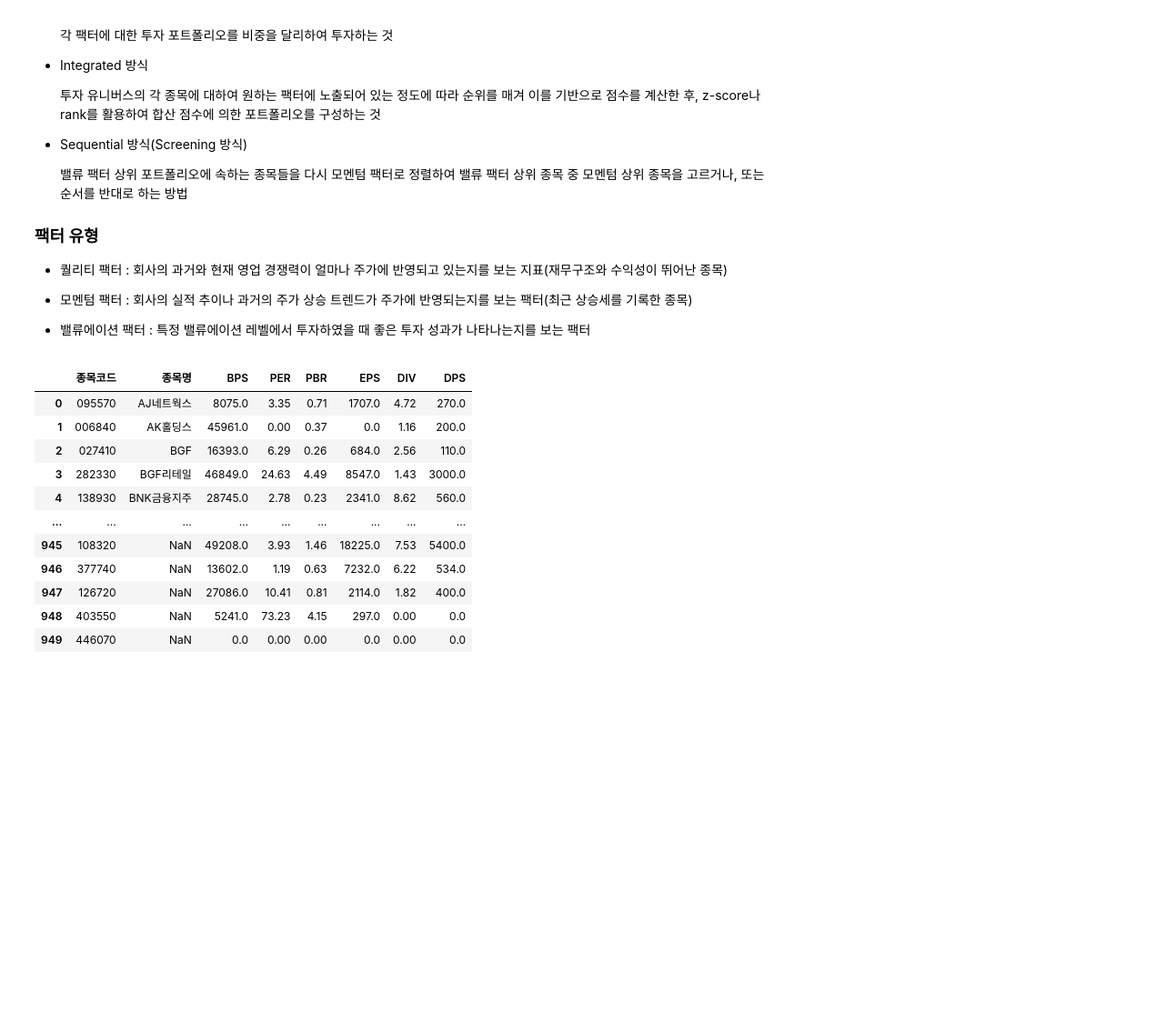
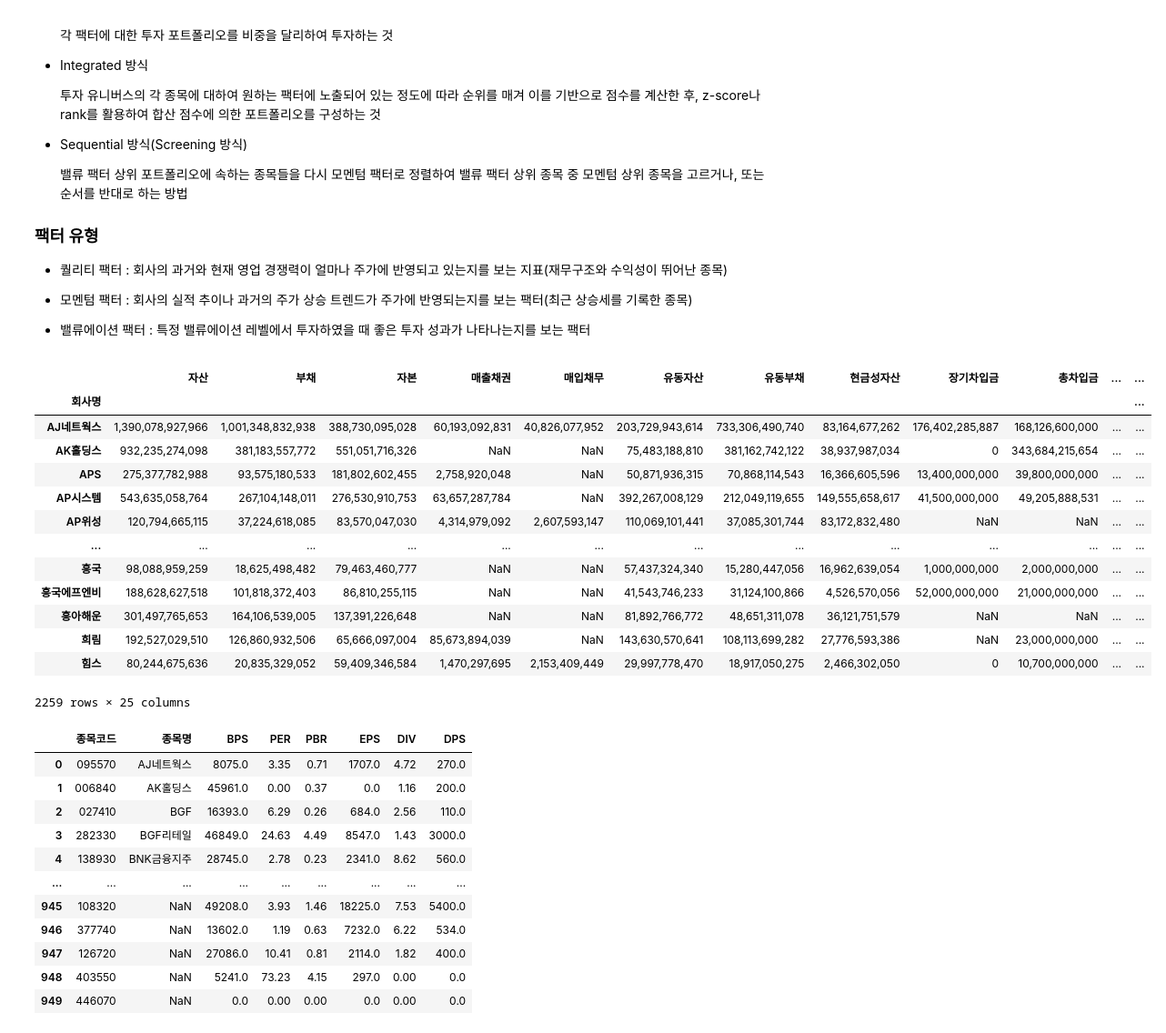
Before and after one commit to ksydata/HanaDTUniv_ToyObject, a Jupyter notebook: MultiFactorScreening.ipynb, the cells around one changed output. Shown at 91% size. Saved outputs shown, nothing was run; the diff lists cells and outputs as text; code cells hidden in the pictures; blank space fills up the shorter version.

```diff
--- a/MultiFactorScreening.ipynb
+++ b/MultiFactorScreening.ipynb
@@ -269,14 +271,24 @@ class MultiFactorPortfolio():
   def __init__(self,
                path_2022_1Q: str, path_2022_2Q: str, path_2022_3Q: str, path_2022_4Q: str,
                path_2023_1Q: str, KOSPI_TICKER = None, KOSDAQ_TICKER = None):
-    self.FS_2022_1Q = pd.read_csv(path_2022_1Q, index_col = False)
-    self.FS_2022_2Q = pd.read_csv(path_2022_2Q, index_col = False)
-    self.FS_2022_3Q = pd.read_csv(path_2022_3Q, index_col = False)
-    self.FS_2022_4Q = pd.read_csv(path_2022_4Q, index_col = False)
-    self.FS_2023_1Q = pd.read_csv(path_2023_1Q, index_col = False)
+    self.FS_2022_1Q = pd.read_csv(path_2022_1Q, index_col = 0)
+    self.FS_2022_2Q = pd.read_csv(path_2022_2Q, index_col = 0)
+    self.FS_2022_3Q = pd.read_csv(path_2022_3Q, index_col = 0)
+    self.FS_2022_4Q = pd.read_csv(path_2022_4Q, index_col = 0)
+    self.FS_2023_1Q = pd.read_csv(path_2023_1Q, index_col = 0)
 
     self.KOSPI_TICKER = KOSPI_TICKER
     self.KOSDAQ_TICKER = KOSDAQ_TICKER
+
+
+  def loadFinancialSheet(self):
+    for data in [self.FS_2022_1Q, self.FS_2022_2Q, self.FS_2022_3Q, self.FS_2022_4Q, self.FS_2023_1Q]:
+      data.columns = [
+          "자산", "부채", "자본", "매출채권", "매입채무", "유동자산", "유동부채", "현금성자산", "장기차입금", "총차입금",
+          "매출액", "매출원가", "매출총이익", "판매비와관리비", "영업이익(손실)", "법인세비용차감전순이익(손실)", "당기순이익(손실)", "주당손익(EPS)",
+          "영업활동현금흐름", "감가상각비", "이자수익", "이자비용", "법인세비용(수익)", "투자활동현금흐름", "재무활동현금흐름"]
+    return self.FS_2022_1Q, self.FS_2022_2Q, self.FS_2022_3Q, self.FS_2022_4Q, self.FS_2023_1Q
+
 
 
   def getStockCode(self, date, market):
@@ -340,6 +352,25 @@ Indicator = MultiFactorPortfolio(
     path_2022_4Q = "/content/drive/MyDrive/FindAlpha_RiskyAsset1/data/FinancialSheetData/FS_2022_4Q.csv",
     path_2023_1Q = "/content/drive/MyDrive/FindAlpha_RiskyAsset1/data/FinancialSheetData/FS_2023_1Q.csv"
 )
+# %%
+FS_2022_1Q, FS_2022_2Q, FS_2022_3Q, FS_2022_4Q, FS_2023_1Q = Indicator.loadFinancialSheet()
+# %%
+FS_2023_1Q
+# %% [output]
+|  | 자산 | 부채 | 자본 | 매출채권 | 매입채무 | 유동자산 | 유동부채 | 현금성자산 | 장기차입금 | 총차입금 | ... | ... |
+| 회사명 |  |  |  |  |  |  |  |  |  |  |  | ... |
+| AJ네트웍스 | 1,390,078,927,966 | 1,001,348,832,938 | 388,730,095,028 | 60,193,092,831 | 40,826,077,952 | 203,729,943,614 | 733,306,490,740 | 83,164,677,262 | 176,402,285,887 | 168,126,600,000 | ... | ... |
+| AK홀딩스 | 932,235,274,098 | 381,183,557,772 | 551,051,716,326 | NaN | NaN | 75,483,188,810 | 381,162,742,122 | 38,937,987,034 | 0 | 343,684,215,654 | ... | ... |
+| APS | 275,377,782,988 | 93,575,180,533 | 181,802,602,455 | 2,758,920,048 | NaN | 50,871,936,315 | 70,868,114,543 | 16,366,605,596 | 13,400,000,000 | 39,800,000,000 | ... | ... |
+| AP시스템 | 543,635,058,764 | 267,104,148,011 | 276,530,910,753 | 63,657,287,784 | NaN | 392,267,008,129 | 212,049,119,655 | 149,555,658,617 | 41,500,000,000 | 49,205,888,531 | ... | ... |
+| AP위성 | 120,794,665,115 | 37,224,618,085 | 83,570,047,030 | 4,314,979,092 | 2,607,593,147 | 110,069,101,441 | 37,085,301,744 | 83,172,832,480 | NaN | NaN | ... | ... |
+| ... | ... | ... | ... | ... | ... | ... | ... | ... | ... | ... | ... | ... |
+| 흥국 | 98,088,959,259 | 18,625,498,482 | 79,463,460,777 | NaN | NaN | 57,437,324,340 | 15,280,447,056 | 16,962,639,054 | 1,000,000,000 | 2,000,000,000 | ... | ... |
+| 흥국에프엔비 | 188,628,627,518 | 101,818,372,403 | 86,810,255,115 | NaN | NaN | 41,543,746,233 | 31,124,100,866 | 4,526,570,056 | 52,000,000,000 | 21,000,000,000 | ... | ... |
+| 흥아해운 | 301,497,765,653 | 164,106,539,005 | 137,391,226,648 | NaN | NaN | 81,892,766,772 | 48,651,311,078 | 36,121,751,579 | NaN | NaN | ... | ... |
+| 희림 | 192,527,029,510 | 126,860,932,506 | 65,666,097,004 | 85,673,894,039 | NaN | 143,630,570,641 | 108,113,699,282 | 27,776,593,386 | NaN | 23,000,000,000 | ... | ... |
+| 힘스 | 80,244,675,636 | 20,835,329,052 | 59,409,346,584 | 1,470,297,695 | 2,153,409,449 | 29,997,778,470 | 18,917,050,275 | 2,466,302,050 | 0 | 10,700,000,000 | ... | ... |
+2259 rows × 25 columns
 # %%
 Indicator.getStockList(base_date = "2022-12-31")
 # %%
```
Also changed, not shown: parts of 8 cells of this notebook.
